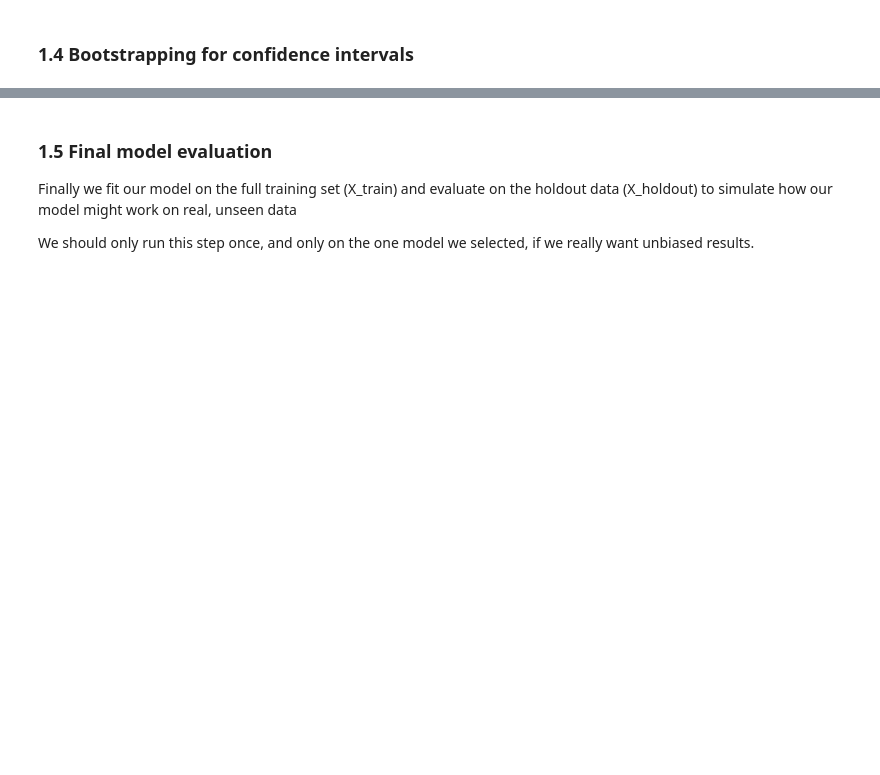
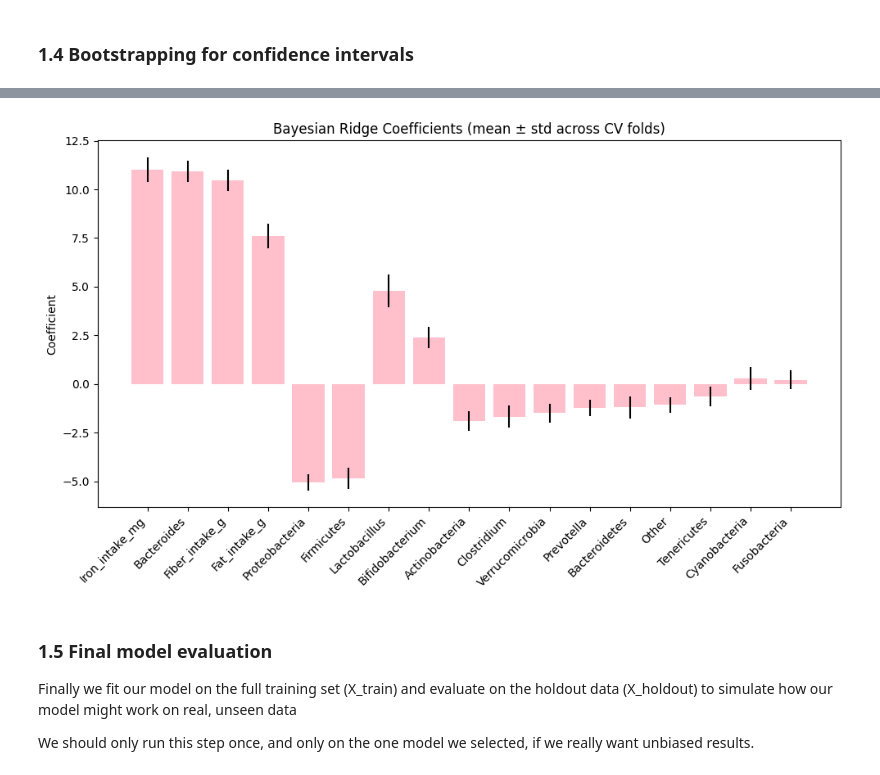
Before and after one commit to mariaponomarova/ML_project, a Jupyter notebook: experiments.ipynb, the cells around one changed output, grey strips where cells are left out. Saved outputs shown, nothing was run; the diff lists cells and outputs as text; code cells hidden in the pictures; blank space fills up the shorter version.

Commit message:
Add learning curve and coefficients

```diff
--- a/experiments.ipynb
+++ b/experiments.ipynb
@@ -305,3 +324,15 @@ Bootstrapped MAE 95% CI: [17.65207441 18.85137744]
+# %%
+import matplotlib.pyplot as plt
+
+plt.figure(figsize=(10,6))
+plt.bar(coef_boot_df['Feature'], coef_boot_df['Mean_Coefficient'], yerr=coef_boot_df['Std_Coefficient'], color='pink')
+plt.xticks(rotation=45, ha='right')
+plt.ylabel('Coefficient')
+plt.title('Bayesian Ridge Coefficients (mean ± std across CV folds)')
+plt.tight_layout()
+plt.show()
+# %% [output]
+[figure, added]
 # %% [markdown]
 ### 1.5 Final model evaluation
 
```
Also changed, not shown: parts of 7 cells of this notebook.
